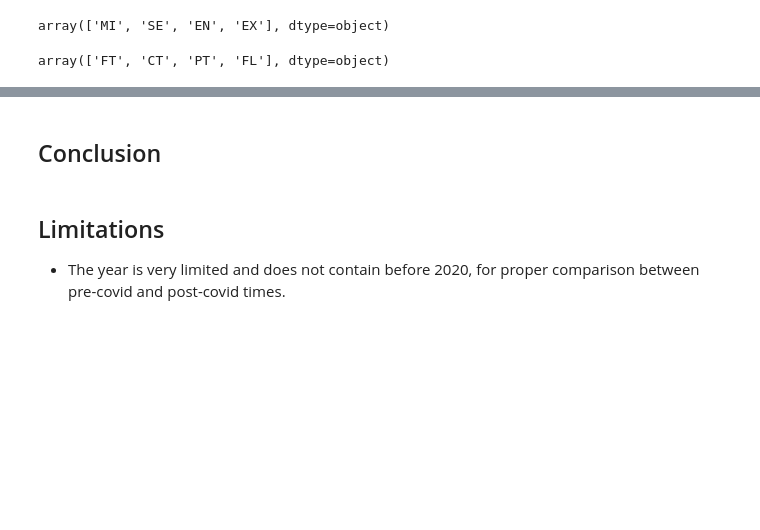
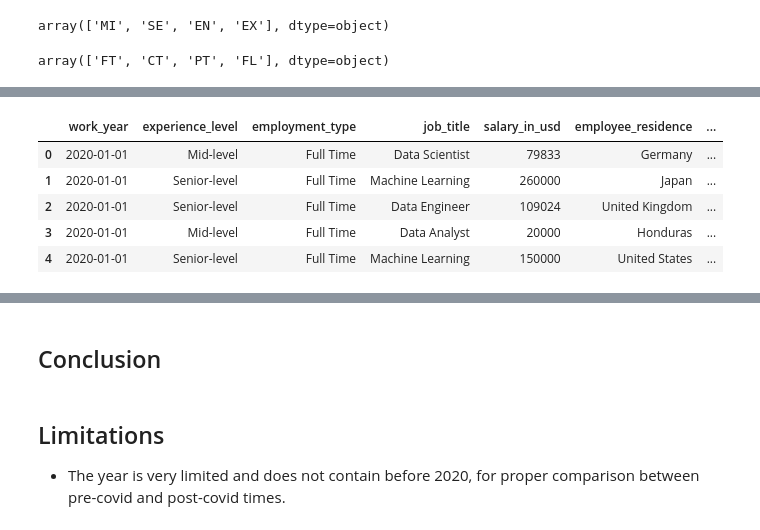
Before and after one commit to deelight-del/EDA_Data_science_salaries, a Jupyter notebook: EDA notebook.ipynb, the cells around one changed output, grey strips where cells are left out. Drawn from its saved outputs; the diff is of its cells as text; code cells hidden in the pictures; blank space fills up the shorter version.

```diff
--- a/EDA notebook.ipynb
+++ b/EDA notebook.ipynb
@@ -116,0 +376,10 @@ array(['FT', 'CT', 'PT', 'FL'], dtype=object)
+# %%
+#Create map dictionary for mapping with remote_ratio
+
+remote_map = {0: "<20% Remote",
+             50: "Partial Remote",
+             100: ">80% Remote"}
+# %%
+#Assign new mapping to the column
+
+df_clean["remote_ratio"] = df_clean.remote_ratio.map(remote_map)
@@ -116,0 +399,16 @@ array(['FT', 'CT', 'PT', 'FL'], dtype=object)
+# %%
+#make map dictionary for renameing
+
+size_map = {"L": "Large",
+           "S": "Small",
+           "M": "Medium"}
+
+#Rename values in the comapny size column
+df_clean["company_size"] = df_clean.company_size.map(size_map)
+# %%
+#Create ordered category
+size_list = ["Small", "Medium", "Large"]
+size_cat = pd.api.types.CategoricalDtype(categories=size_list, ordered=True)
+
+#Change category to ordered category
+df_clean["company_size"] = df_clean["company_size"].astype(size_cat)
@@ -116,0 +447,9 @@ array(['FT', 'CT', 'PT', 'FL'], dtype=object)
+# %%
+df_clean.head()
+# %% [output]
+|  | work_year | experience_level | employment_type | job_title | salary_in_usd | employee_residence | ... |
+| 0 | 2020-01-01 | Mid-level | Full Time | Data Scientist | 79833 | Germany | ... |
+| 1 | 2020-01-01 | Senior-level | Full Time | Machine Learning | 260000 | Japan | ... |
+| 2 | 2020-01-01 | Senior-level | Full Time | Data Engineer | 109024 | United Kingdom | ... |
+| 3 | 2020-01-01 | Mid-level | Full Time | Data Analyst | 20000 | Honduras | ... |
+| 4 | 2020-01-01 | Senior-level | Full Time | Machine Learning | 150000 | United States | ... |
```
Also changed, not shown: parts of 54 cells of this notebook, 1 other file.
